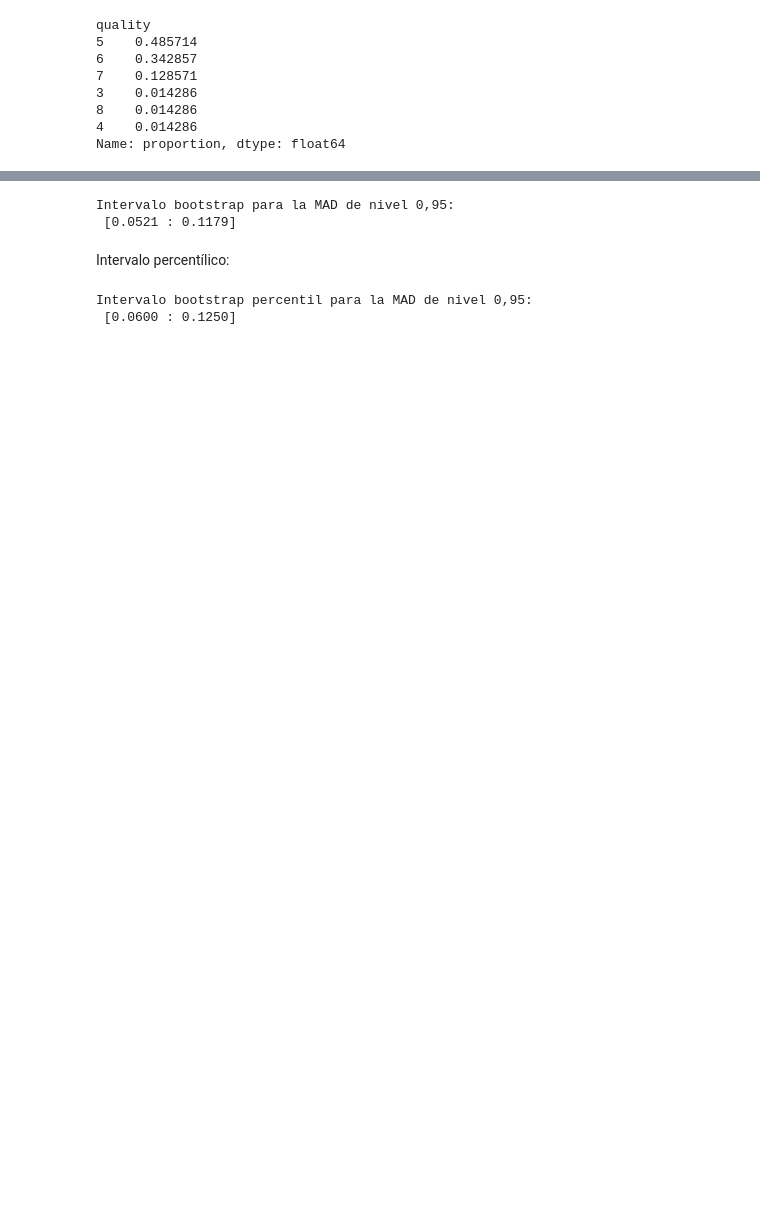
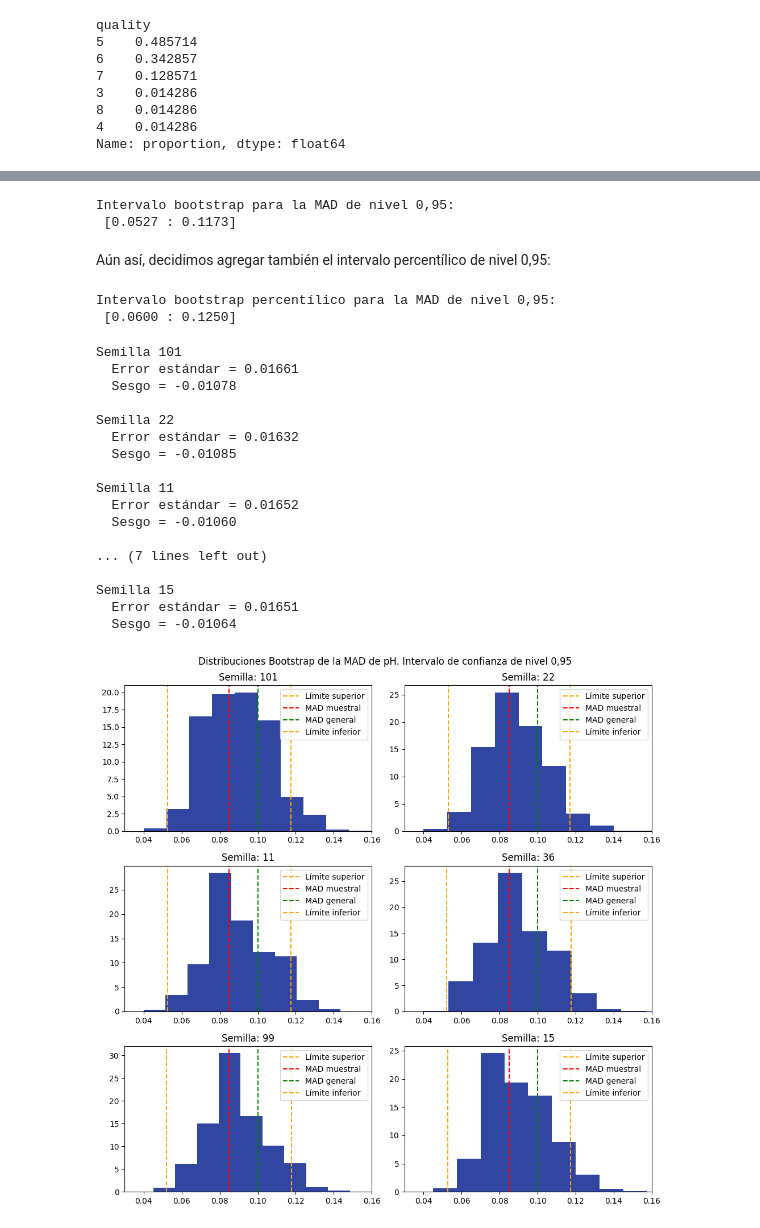
Before and after one commit to valentinarias-dtsc/inferencia_estadistica_tp2, a Jupyter notebook: punto_1.ipynb, the cells around one changed output, grey strips where cells are left out. Drawn from its saved outputs; the diff is of its cells as text; code cells hidden in the pictures; blank space fills up the shorter version.

```diff
--- a/punto_1.ipynb
+++ b/punto_1.ipynb
@@ -82,19 +97,87 @@ Como la estimación de la función de densidad de probabilidad del estimador MAD
 # %%
+# Standard Error
 se = np.std(bs_mad, ddof=1)
 
-bott = MAD(sample['pH']) - 1.96 * se
-top = MAD(sample['pH']) + 1.96 * se
+# MAD de los datos de la muestra
+mad = MAD(sample['pH'])
+
+# Intervalo
+bott = mad - 1.96 * se
+top = mad + 1.96 * se
 
 print(f'Intervalo bootstrap para la MAD de nivel 0,95:\n [{bott:.4f} : {top:.4f}]')
 # %% [output]
 Intervalo bootstrap para la MAD de nivel 0,95:
- [0.0521 : 0.1179]
+ [0.0527 : 0.1173]
 # %% [markdown]
-Intervalo percentílico:
+Aún así, decidimos agregar también el intervalo percentílico de nivel 0,95:
 # %%
 inf, sup = np.percentile(bs_mad, [2.5, 97.5])
 
-print(f'Intervalo bootstrap percentil para la MAD de nivel 0,95:\n [{inf:.4f} : {sup:.4f}]')
+print(f'Intervalo bootstrap percentílico para la MAD de nivel 0,95:\n [{inf:.4f} : {sup:.4f}]')
 # %% [output]
-Intervalo bootstrap percentil para la MAD de nivel 0,95:
+Intervalo bootstrap percentílico para la MAD de nivel 0,95:
  [0.0600 : 0.1250]
+# %%
+seeds = [101, 22, 11, 36, 99, 15]
+B = 5000
+n = len(sample)
+mad = MAD(sample['pH'])
+mad_p = MAD(data_wine['pH'])
+
+fig, axes = plt.subplots(3, 2, figsize=(10, 10))
+axes = axes.flatten()
+fig.suptitle('Distribuciones Bootstrap de la MAD de pH. Intervalo de confianza de nivel 0,95')
+
+
+for seed, ax in zip(seeds, axes):
+    bs_mad = np.empty(B)
+    np.random.seed(seed)
+    for i in range(B):
+        bs_sample =  sample.sample(n=n, replace=True)
+        bs_mad[i] = MAD(bs_sample['pH'])
+    bias = np.mean(bs_mad) - mad_p
+    se = np.std(bs_mad)
+    intervalo = [mad - 1.96 * se, mad + 1.96 * se]
+    print(f'Semilla {seed}\n  Error estándar = {se:.5f}\n  Sesgo = {bias:.5f}\n')
+    ax.hist(bs_mad, color="#3146a0", density=True)
+    ax.axvline(intervalo[1],
+               linestyle='--',
+               color='orange',
+               label='Límite superior')
+    ax.axvline(mad,
+               linestyle='--',
+               color='red',
+               label='MAD muestral')
+    ax.axvline(mad_p,
+               linestyle='--',
+               color='green',
+               label='MAD general')
+    ax.axvline(intervalo[0],
+               linestyle='--',
+               color='orange',
+               label='Límite inferior')
+    ax.set_title(f'Semilla: {seed}')
+    ax.set_xlim(0.03, 0.16)
+    ax.legend()
+plt.tight_layout()
+plt.show()
+# %% [output]
+Semilla 101
+  Error estándar = 0.01661
+  Sesgo = -0.01078
+
+Semilla 22
+  Error estándar = 0.01632
+  Sesgo = -0.01085
+
+Semilla 11
+  Error estándar = 0.01652
+  Sesgo = -0.01060
+
+... (7 lines left out)
+
+Semilla 15
+  Error estándar = 0.01651
+  Sesgo = -0.01064
+[figure, added]
```
Also changed, not shown: parts of 14 cells of this notebook.
